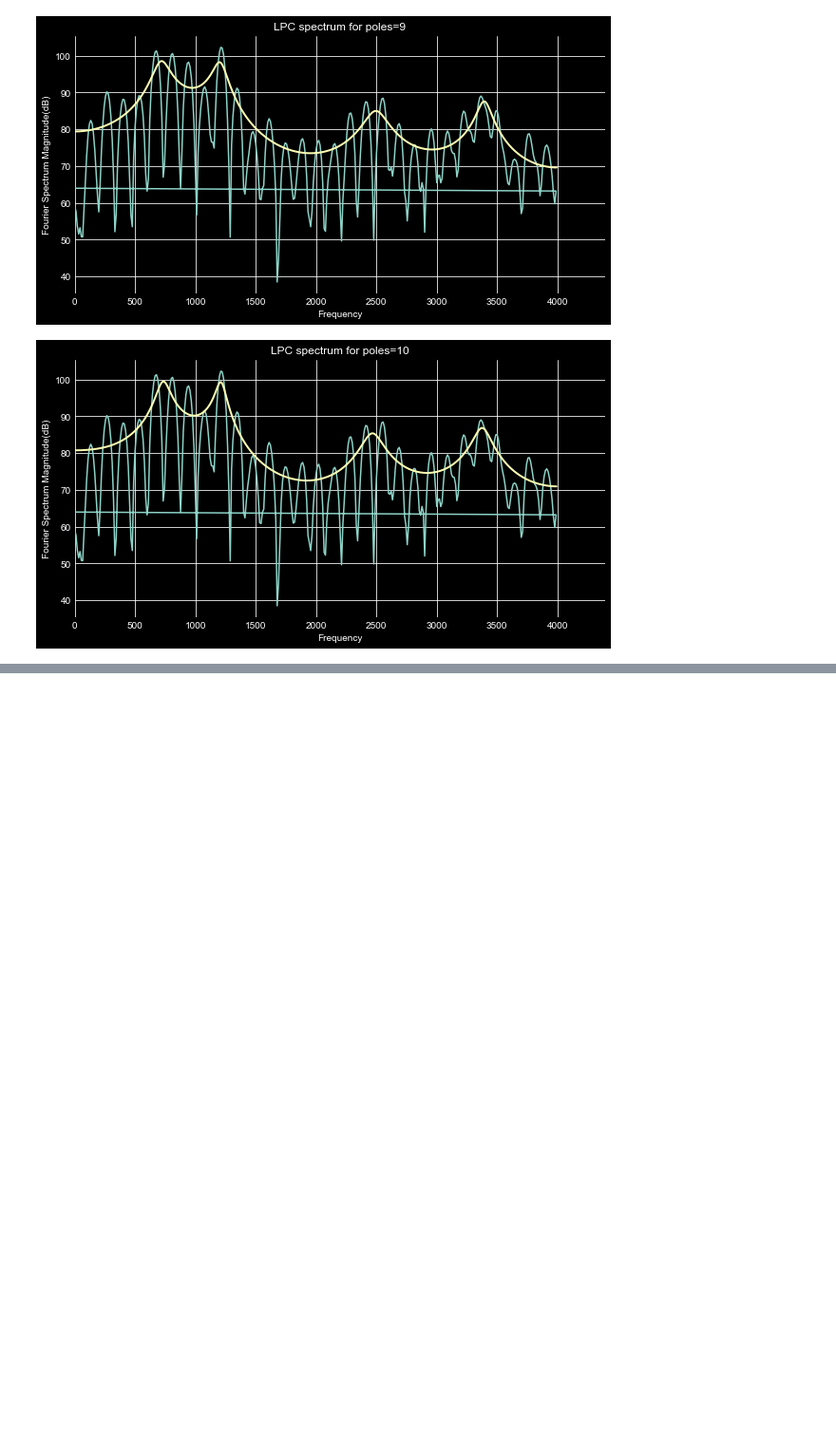
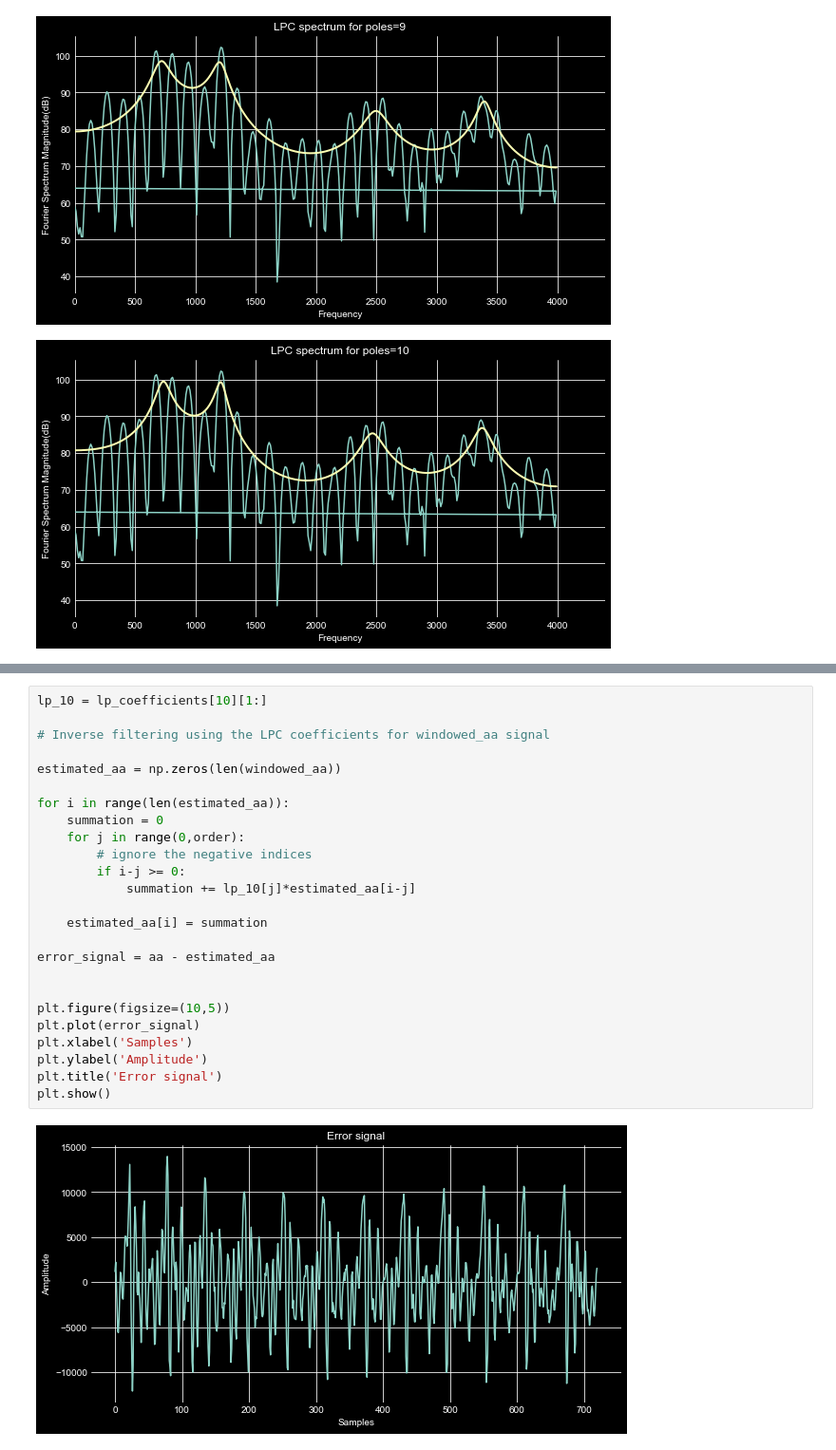
Before and after one commit to TheShiningVampire/EE679_Programming_Assignments, a Jupyter notebook: Assignment_2/18D070067_Assignment2.ipynb, the cells around one changed output, grey strips where cells are left out. Shown at 95% size. Saved outputs shown, nothing was run; the diff lists cells and outputs as text; blank space fills up the shorter version.

```diff
--- a/Assignment_2/18D070067_Assignment2.ipynb
+++ b/Assignment_2/18D070067_Assignment2.ipynb
@@ -337,0 +348,27 @@ plot_spectrum(order,lp_coefficients,gain)
+# %%
+lp_10 = lp_coefficients[10][1:]
+
+# Inverse filtering using the LPC coefficients for windowed_aa signal
+
+estimated_aa = np.zeros(len(windowed_aa))
+
+for i in range(len(estimated_aa)):
+    summation = 0
+    for j in range(0,order):
+        # ignore the negative indices
+        if i-j >= 0:
+            summation += lp_10[j]*estimated_aa[i-j]
+
+    estimated_aa[i] = summation
+
+error_signal = aa - estimated_aa
+
+
+plt.figure(figsize=(10,5))
+plt.plot(error_signal)
+plt.xlabel('Samples')
+plt.ylabel('Amplitude')
+plt.title('Error signal')
+plt.show()
+# %% [output]
+[figure, added]
```
Also changed, not shown: parts of 11 cells of this notebook.
